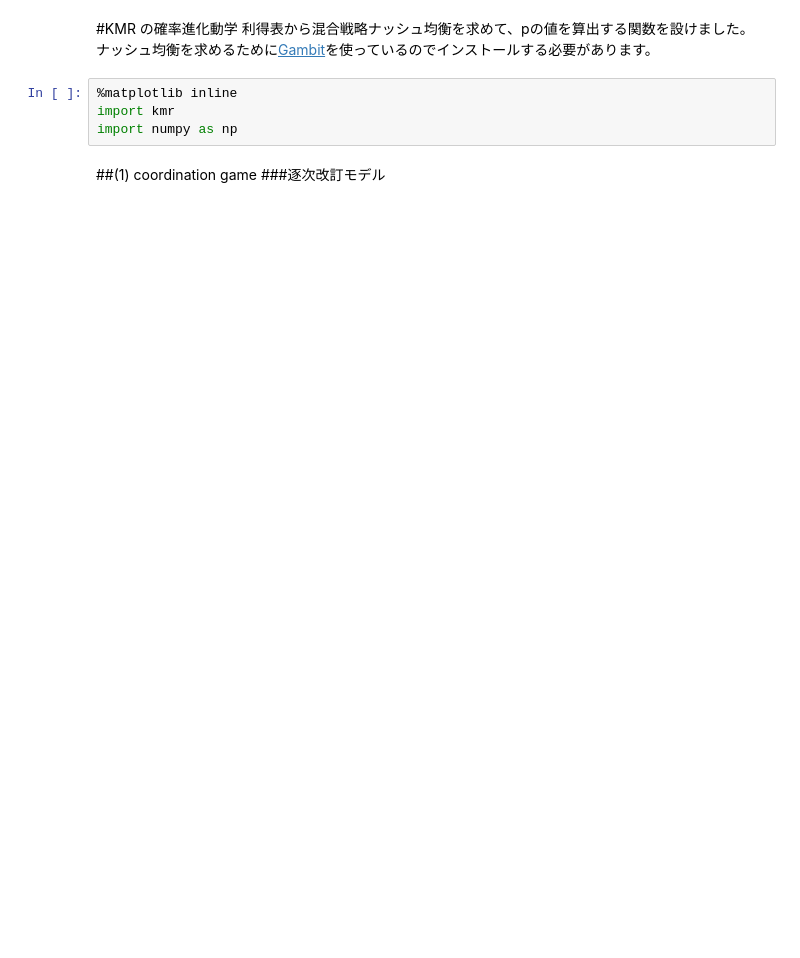
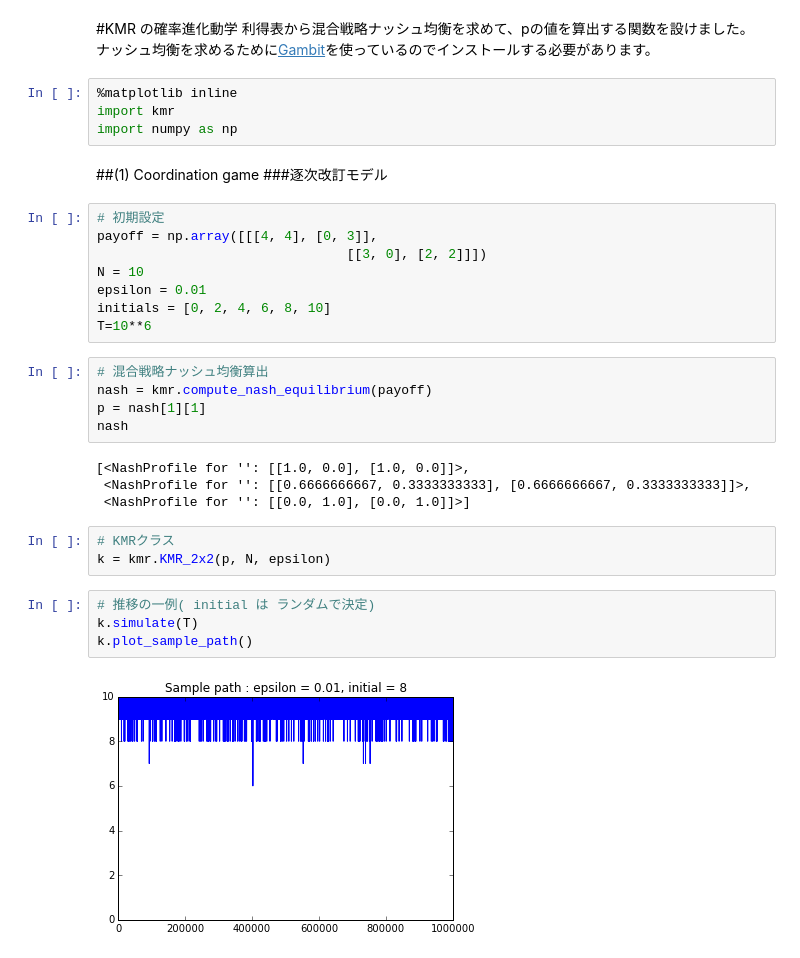
Before and after one commit to IanMadlenya/Game-Theory, a Jupyter notebook: StochasticEvolution/KMR.ipynb, the cells around one changed output. Saved outputs shown, nothing was run; the diff lists cells and outputs as text; blank space fills up the shorter version.

```diff
--- a/StochasticEvolution/KMR.ipynb
+++ b/StochasticEvolution/KMR.ipynb
@@ -7,5 +7,31 @@
 import kmr
 import numpy as np
 # %% [markdown]
-##(1) coordination game
+##(1) Coordination game
 ###逐次改訂モデル
+# %%
+# 初期設定
+payoff = np.array([[[4, 4], [0, 3]],
+                                [[3, 0], [2, 2]]])
+N = 10
+epsilon = 0.01
+initials = [0, 2, 4, 6, 8, 10]
+T=10**6
+# %%
+# 混合戦略ナッシュ均衡算出
+nash = kmr.compute_nash_equilibrium(payoff)
+p = nash[1][1]
+nash
+# %% [output]
+[<NashProfile for '': [[1.0, 0.0], [1.0, 0.0]]>,
+ <NashProfile for '': [[0.6666666667, 0.3333333333], [0.6666666667, 0.3333333333]]>,
+ <NashProfile for '': [[0.0, 1.0], [0.0, 1.0]]>]
+# %%
+# KMRクラス
+k = kmr.KMR_2x2(p, N, epsilon)
+# %%
+# 推移の一例( initial は ランダムで決定)
+k.simulate(T)
+k.plot_sample_path()
+# %% [output]
+[figure, added]
```
Also changed, not shown: parts of 22 cells of this notebook, 1 other file.
